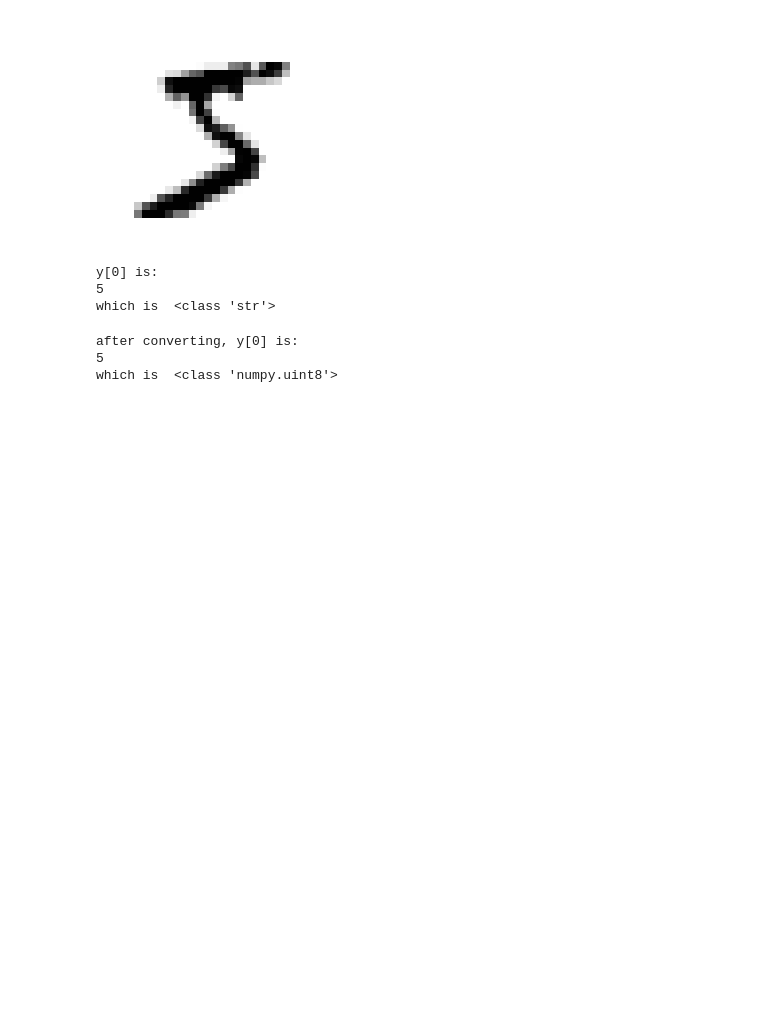
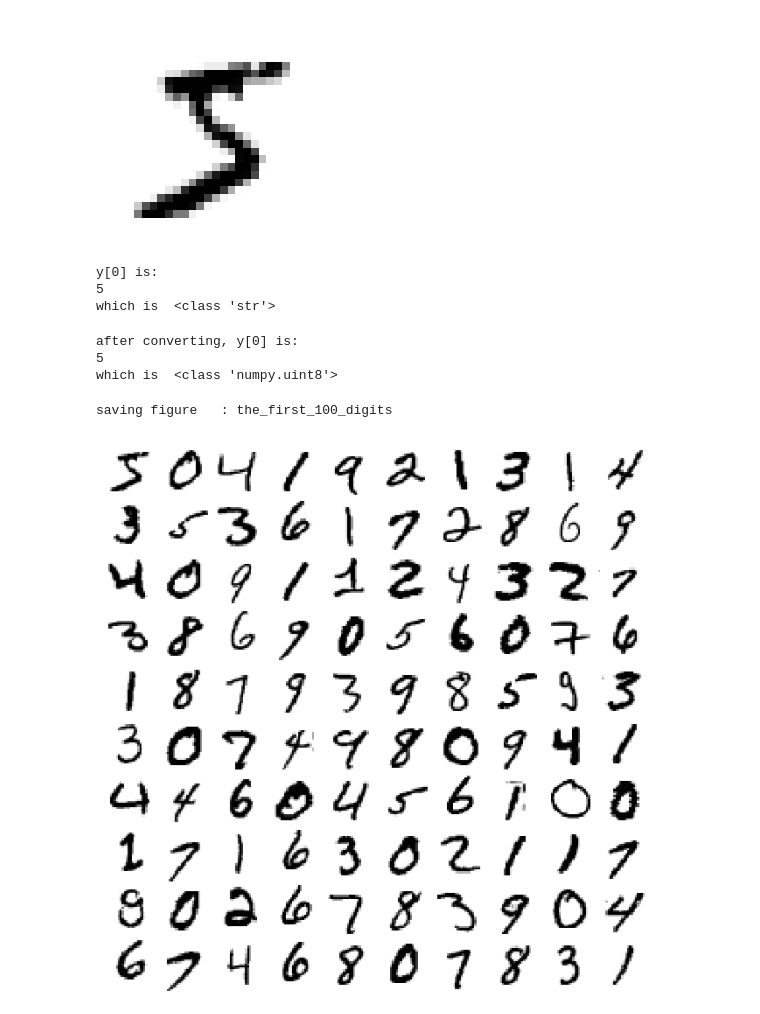
Before and after one commit to hopezh/learn_hands_on_ML_v2, a Jupyter notebook: ch3_classification_v2.ipynb, the cells around one changed output. Saved outputs shown, nothing was run; the diff lists cells and outputs as text; code cells hidden in the pictures; blank space fills up the shorter version.

Commit message:
plot the first 100 digits

```diff
--- a/ch3_classification_v2.ipynb
+++ b/ch3_classification_v2.ipynb
@@ -193,18 +193,32 @@ which is  <class 'numpy.uint8'>
 # %%
 # function to plot digits
 
 def plot_digits(instances, images_per_row=10, **options):
     image_size = 28
     images_per_row = min(len(instances), images_per_row)
-    images = [instances.reshape(image_size, image_size) for instance in instances]
+    images = [instance.reshape(image_size, image_size) for instance in instances]
     n_rows = (len(instances) - 1) // images_per_row + 1
     row_images = []
     n_empty = n_rows * images_per_row - len(instances)
     images.append(np.zeros((image_size, image_size * n_empty)))
 
     for row in range(n_rows):
         r_images = images[row * images_per_row : (row + 1) * images_per_row]
         row_images.append(np.concatenate(r_images, axis=1))
     image = np.concatenate(row_images, axis=0)
     plt.imshow(image, cmap=mpl.cm.binary, **options)
     plt.axis('off')
+
+# plot digits
+
+plt.figure(figsize=(9,9))
+
+# get the first 100 rows (digits) from X
+example_images = X[:100]
+
+plot_digits(example_images, images_per_row=10)
+save_fig('the_first_100_digits')
+plt.show()
+# %% [output]
+saving figure   : the_first_100_digits
+[figure, added]
```
